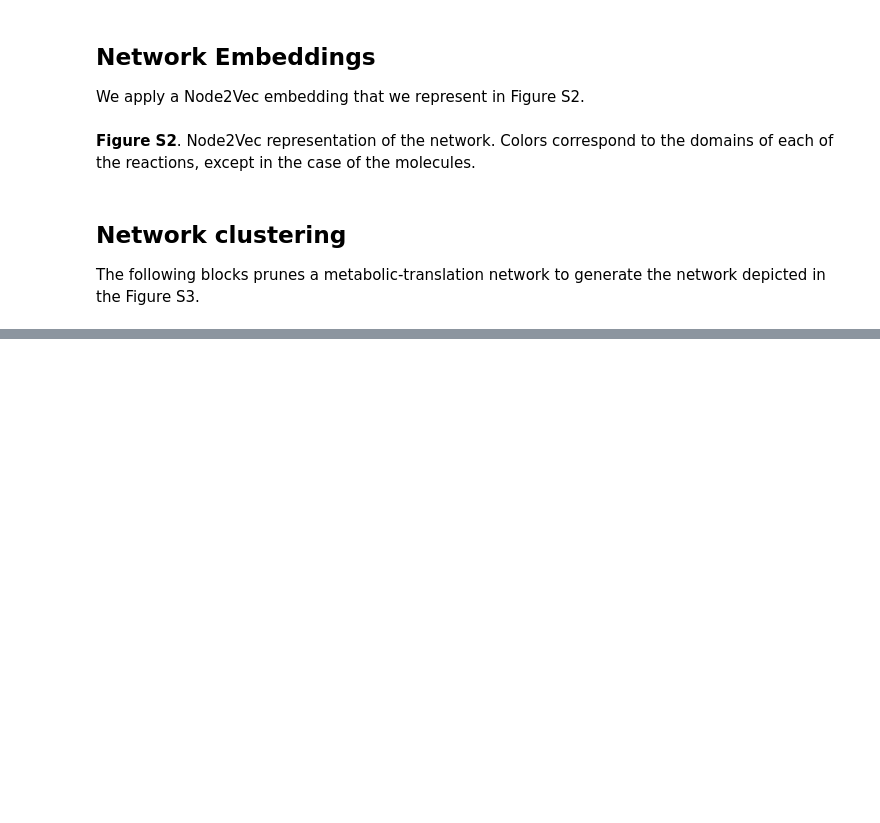
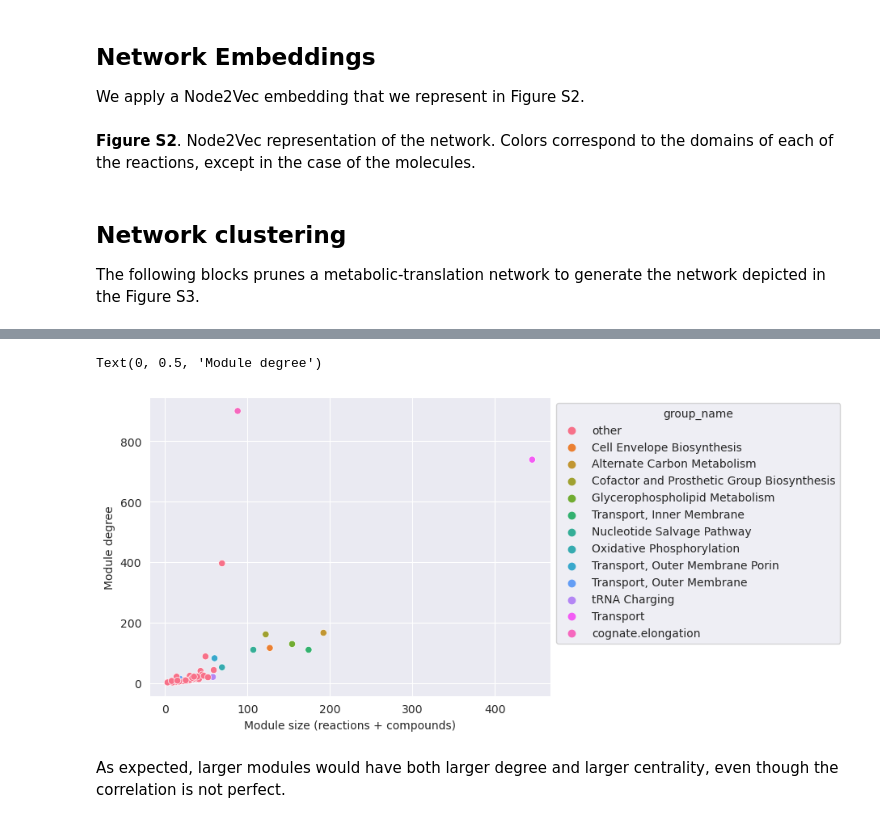
Before and after one commit to kacarlab/Translation-Network, a Jupyter notebook: translation-network-analysis.ipynb, the cells around one changed output, grey strips where cells are left out. Drawn from its saved outputs; the diff is of its cells as text; code cells hidden in the pictures; blank space fills up the shorter version.

```diff
--- a/translation-network-analysis.ipynb
+++ b/translation-network-analysis.ipynb
@@ -521,0 +589,14 @@ nx.write_gml(MTN_CG, 'networks/coarse-grained-full-network.gml')
+# %%
+fig, ax = plt.subplots(1)
+sns.scatterplot(
+    data=coarse_grained_nodes.query('grouped==True'), x='degree', y='group_size', ax=ax, hue='group_name',
+    legend=True
+)
+sns.move_legend(ax, "upper left", bbox_to_anchor=(1, 1))
+ax.set_xlabel('Module size (reactions + compounds)')
+ax.set_ylabel('Module degree')
+# %% [output]
+Text(0, 0.5, 'Module degree')
+[figure, added]
+# %% [markdown]
+As expected, larger modules would have both larger degree and larger centrality, even though the correlation is not perfect.
```
Also changed, not shown: parts of 7 cells of this notebook, 1 other file.
